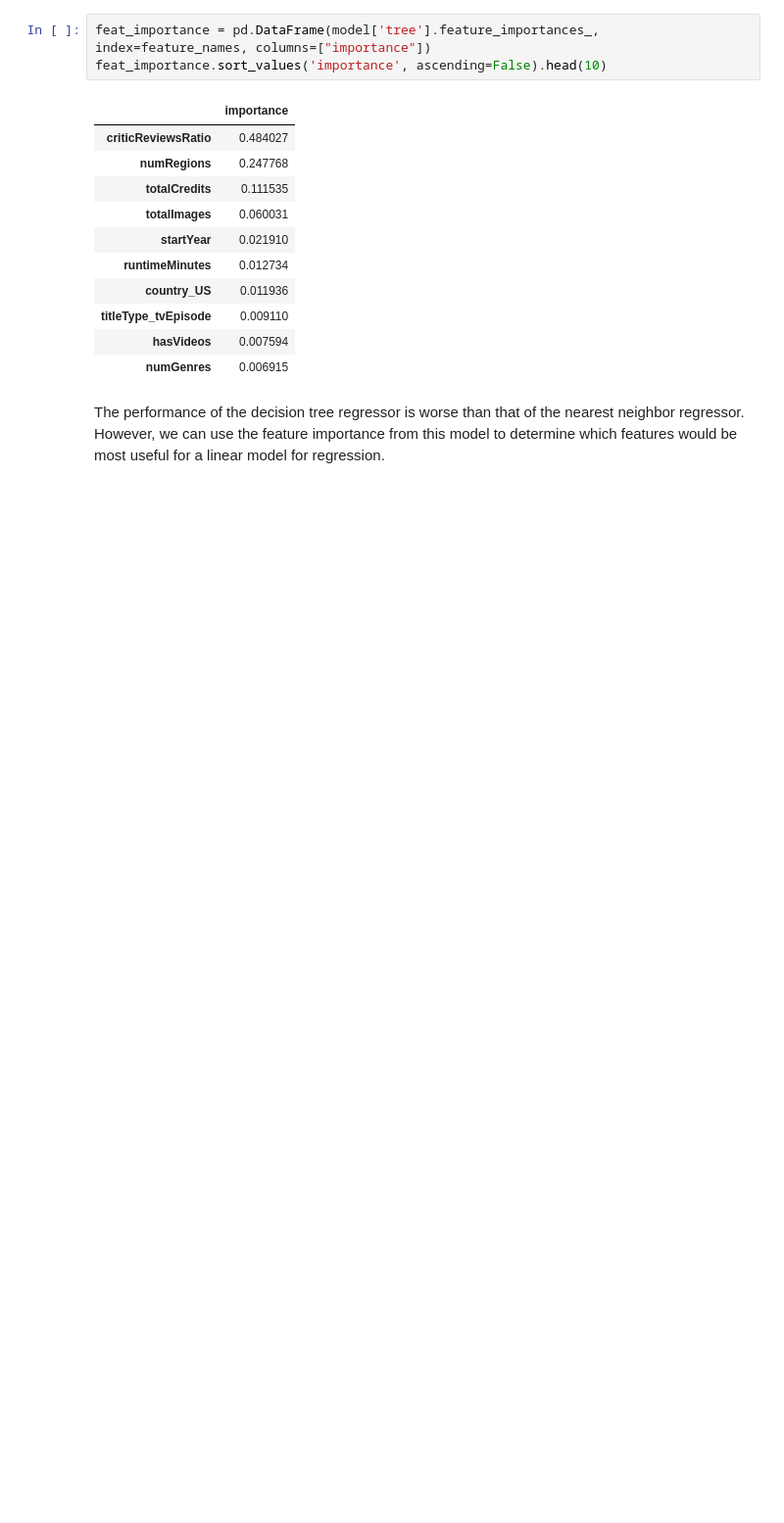
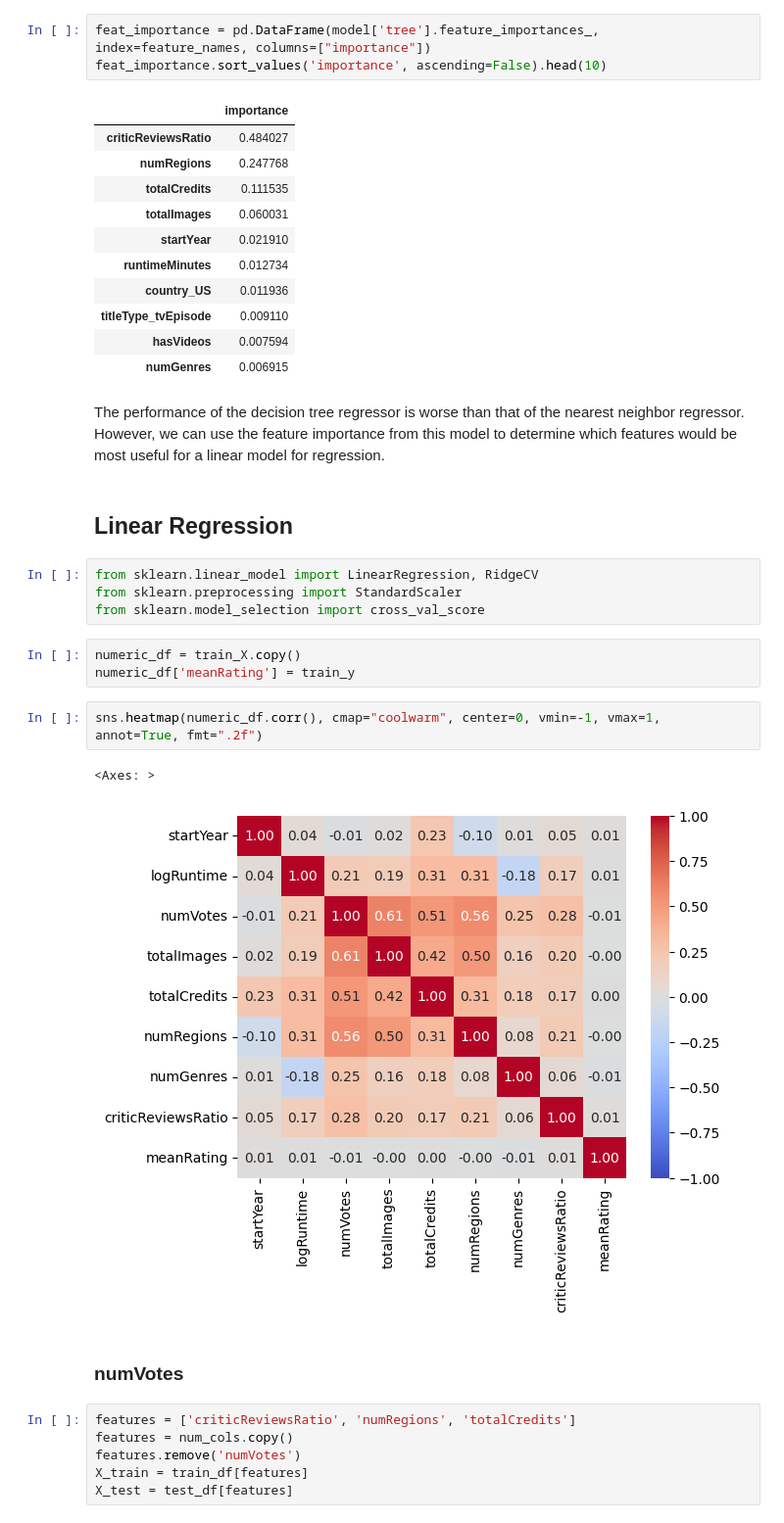
Before and after one commit to g-fabiani4-unipi/dm1_project, a Jupyter notebook: src/regression.ipynb, the cells around one changed output. Shown at 98% size. Cells and saved outputs as stored; diff of their text form; blank space fills up the shorter version.

Commit message:
Add linear regression (ordinary least squares and Ridge) for numVotes

```diff
--- a/src/regression.ipynb
+++ b/src/regression.ipynb
@@ -610,3 +610,25 @@ feat_importance.sort_values('importance', ascending=False).head(10)
 # %% [markdown]
 The performance of the decision tree regressor is worse than that of the nearest neighbor regressor.
 However, we can use the feature importance from this model to determine which features would be most useful for a linear model for regression.
+# %% [markdown]
+## Linear Regression
+# %%
+from sklearn.linear_model import LinearRegression, RidgeCV
+from sklearn.preprocessing import StandardScaler
+from sklearn.model_selection import cross_val_score
+# %%
+numeric_df = train_X.copy()
+numeric_df['meanRating'] = train_y
+# %%
+sns.heatmap(numeric_df.corr(), cmap="coolwarm", center=0, vmin=-1, vmax=1, annot=True, fmt=".2f")
+# %% [output]
+<Axes: >
+[figure, added]
+# %% [markdown]
+### numVotes
+# %%
+features = ['criticReviewsRatio', 'numRegions', 'totalCredits']
+features = num_cols.copy()
+features.remove('numVotes')
+X_train = train_df[features]
+X_test = test_df[features]
```
Also changed, not shown: parts of 12 cells of this notebook.
